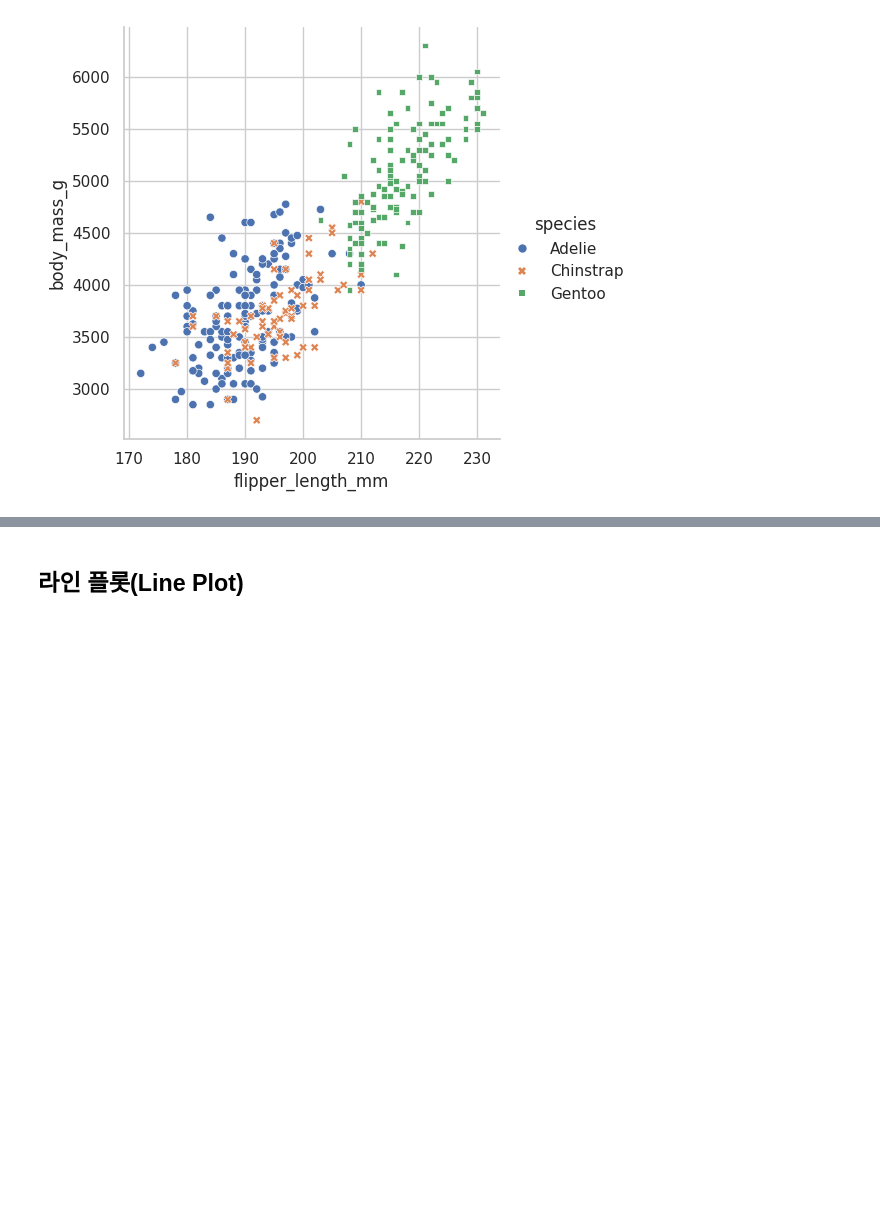
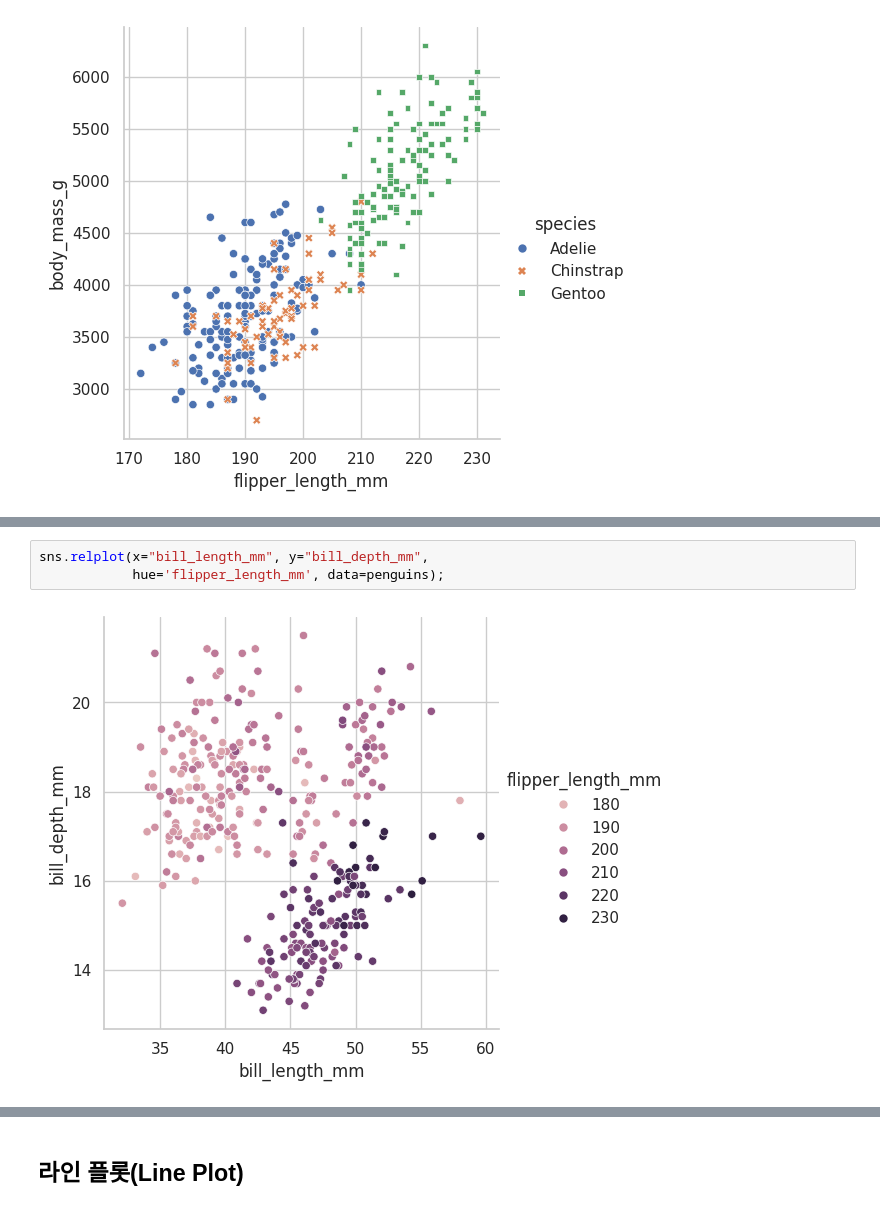
Before and after one commit to doojin2323/data-science, a Jupyter notebook: Seaborn_한번에_제대로_배우기.ipynb, the cells around one changed output, grey strips where cells are left out. Saved outputs shown, nothing was run; the diff lists cells and outputs as text; blank space fills up the shorter version.

```diff
--- a/Seaborn_한번에_제대로_배우기.ipynb
+++ b/Seaborn_한번에_제대로_배우기.ipynb
@@ -58,0 +69,5 @@ SyntaxError: invalid syntax (<ipython-input-1-6bc2f3bb4419>, line 1)
+# %%
+sns.relplot(x="bill_length_mm", y="bill_depth_mm",
+            hue='flipper_length_mm', data=penguins);
+# %% [output]
+[figure, added]
```
Also changed, not shown: parts of 30 cells of this notebook.
